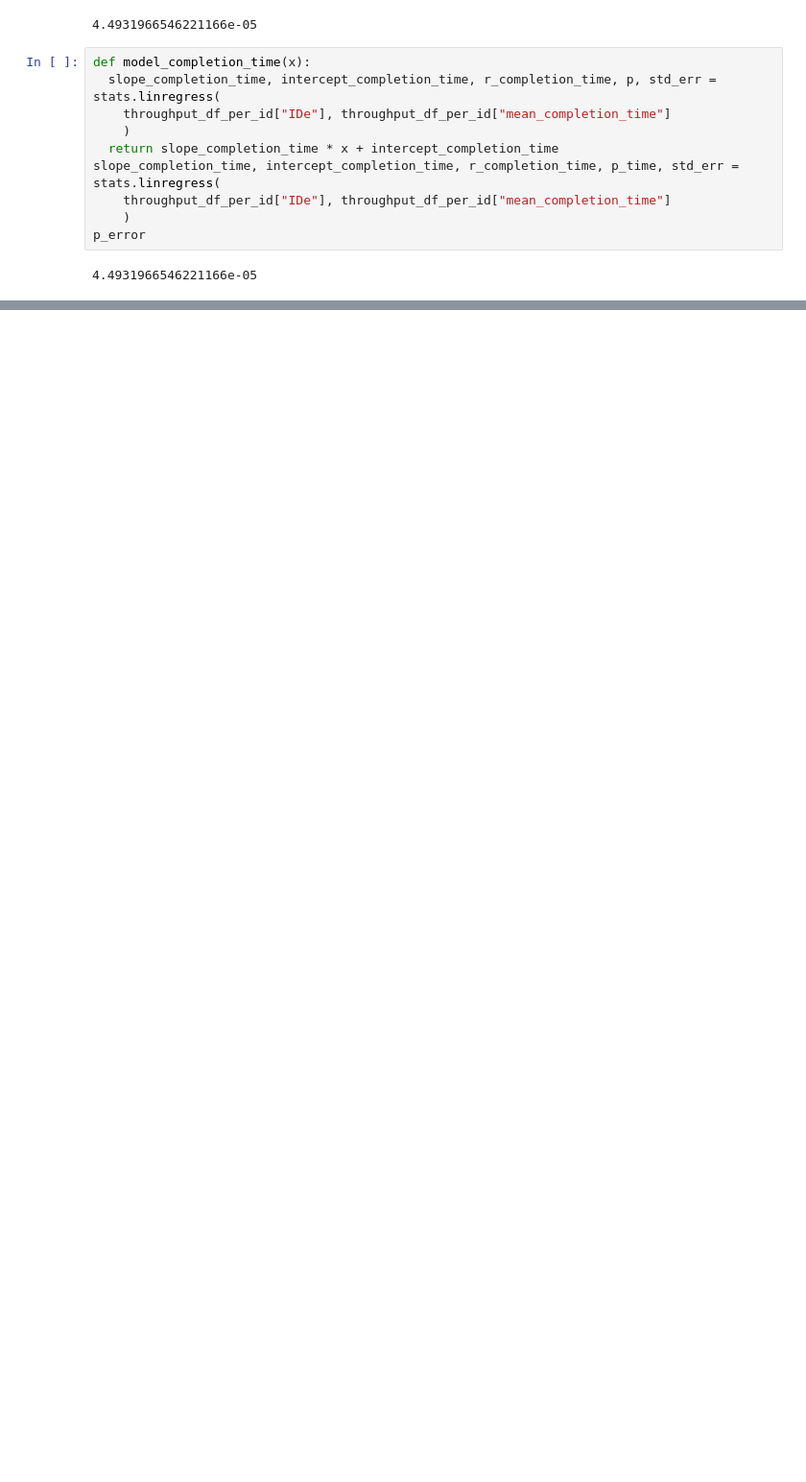
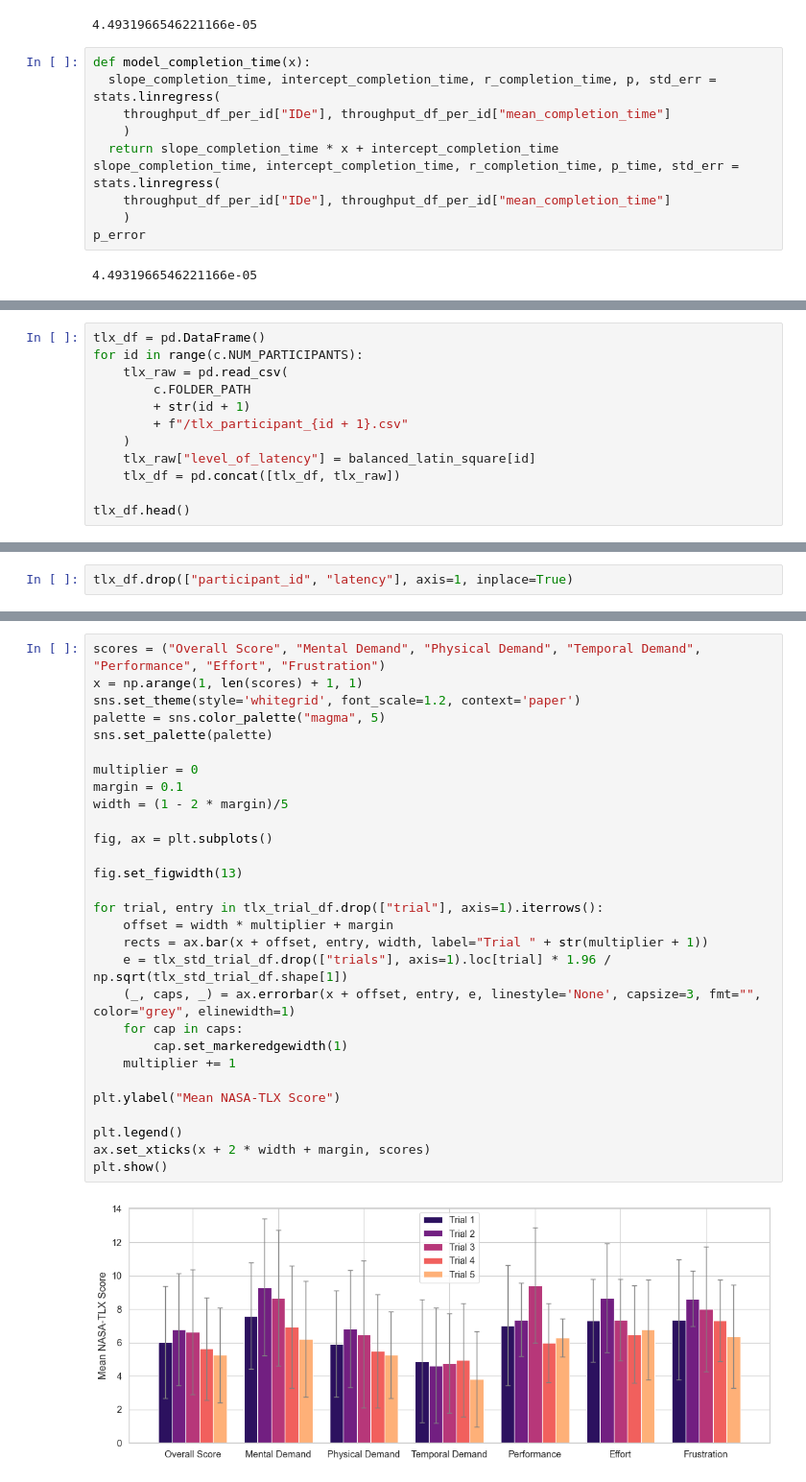
Before and after one commit to lucawoik/SpeedyMouseEvaluation, a Jupyter notebook: descriptive_analysis.ipynb, the cells around one changed output, grey strips where cells are left out. Shown at 96% size. Drawn from its saved outputs; the diff is of its cells as text; blank space fills up the shorter version.

```diff
--- a/descriptive_analysis.ipynb
+++ b/descriptive_analysis.ipynb
@@ -355,0 +432,12 @@ plt.show()
+# %%
+tlx_df = pd.DataFrame()
+for id in range(c.NUM_PARTICIPANTS):
+    tlx_raw = pd.read_csv(
+        c.FOLDER_PATH
+        + str(id + 1)
+        + f"/tlx_participant_{id + 1}.csv"
+    )
+    tlx_raw["level_of_latency"] = balanced_latin_square[id]
+    tlx_df = pd.concat([tlx_df, tlx_raw])
+
+tlx_df.head()
@@ -355,0 +451,2 @@ plt.show()
+# %%
+tlx_df.drop(["participant_id", "latency"], axis=1, inplace=True)
@@ -355,0 +549,31 @@ plt.show()
+# %%
+scores = ("Overall Score", "Mental Demand", "Physical Demand", "Temporal Demand", "Performance", "Effort", "Frustration")
+x = np.arange(1, len(scores) + 1, 1)
+sns.set_theme(style='whitegrid', font_scale=1.2, context='paper')
+palette = sns.color_palette("magma", 5)
+sns.set_palette(palette)
+
+multiplier = 0
+margin = 0.1
+width = (1 - 2 * margin)/5
+
+fig, ax = plt.subplots()
+
+fig.set_figwidth(13)
+
+for trial, entry in tlx_trial_df.drop(["trial"], axis=1).iterrows():
+    offset = width * multiplier + margin
+    rects = ax.bar(x + offset, entry, width, label="Trial " + str(multiplier + 1))
+    e = tlx_std_trial_df.drop(["trials"], axis=1).loc[trial] * 1.96 / np.sqrt(tlx_std_trial_df.shape[1])
+    (_, caps, _) = ax.errorbar(x + offset, entry, e, linestyle='None', capsize=3, fmt="", color="grey", elinewidth=1)
+    for cap in caps:
+        cap.set_markeredgewidth(1)
+    multiplier += 1
+
+plt.ylabel("Mean NASA-TLX Score")
+
+plt.legend()
+ax.set_xticks(x + 2 * width + margin, scores)
+plt.show()
+# %% [output]
+[figure, added]
```
Also changed, not shown: parts of 18 cells of this notebook.
